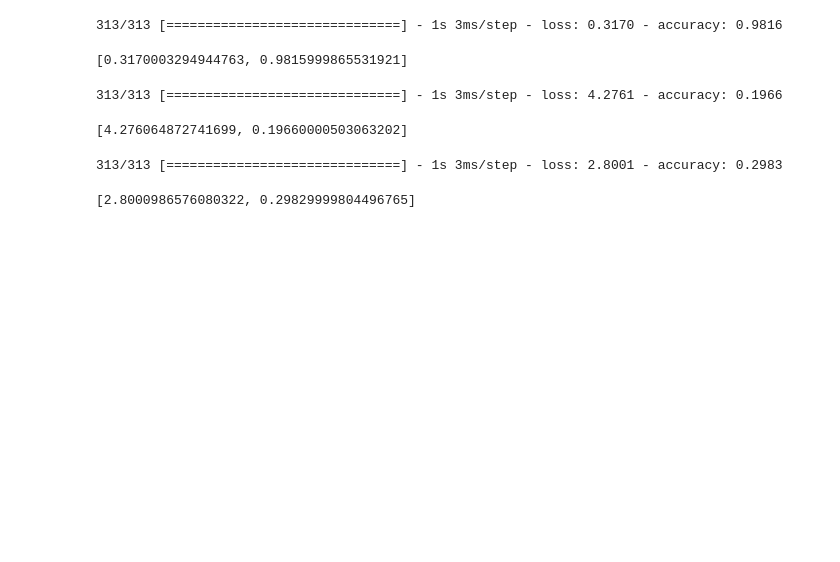
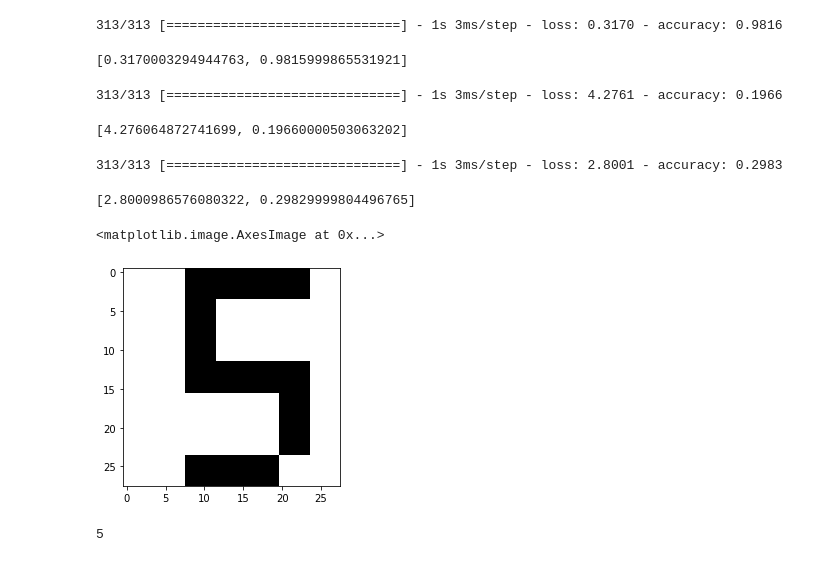
Before and after one commit to victorzarzu/dl-notebooks, a Jupyter notebook: MNIST_classifier.ipynb, the cells around one changed output. Saved outputs shown, nothing was run; the diff lists cells and outputs as text; code cells hidden in the pictures; blank space fills up the shorter version.

```diff
--- a/MNIST_classifier.ipynb
+++ b/MNIST_classifier.ipynb
@@ -175,3 +177,23 @@ cls_noiseo.evaluate(x_test, y_test) #overfitting
 # %% [output]
 313/313 [==============================] - 1s 3ms/step - loss: 2.8001 - accuracy: 0.2983
 [2.8000986576080322, 0.29829999804496765]
+# %%
+image = [[0, 0, 1, 1, 1, 1, 0],
+         [0, 0, 1, 0, 0, 0, 0],
+         [0, 0, 1, 0, 0, 0, 0],
+         [0, 0, 1, 1, 1, 1, 0],
+         [0, 0, 0, 0, 0, 1, 0],
+         [0, 0, 0, 0, 0, 1, 0],
+         [0, 0, 1, 1, 1, 0, 0],]
+
+image1 = np.concatenate([np.concatenate([[x] * 4 for x in y] * 4) for y in image])
+plt.imshow(image1.reshape(28, 28), cmap = "binary")
+# %% [output]
+<matplotlib.image.AxesImage at 0x...>
+[figure, added]
+# %%
+image1 = image1.reshape(28, 28)
+image1 = image1[..., np.newaxis]
+print(np.argmax(cls_n.predict(image1.reshape(1, -1))))
+# %% [output]
+5
```
Also changed, not shown: parts of 2 cells of this notebook.
